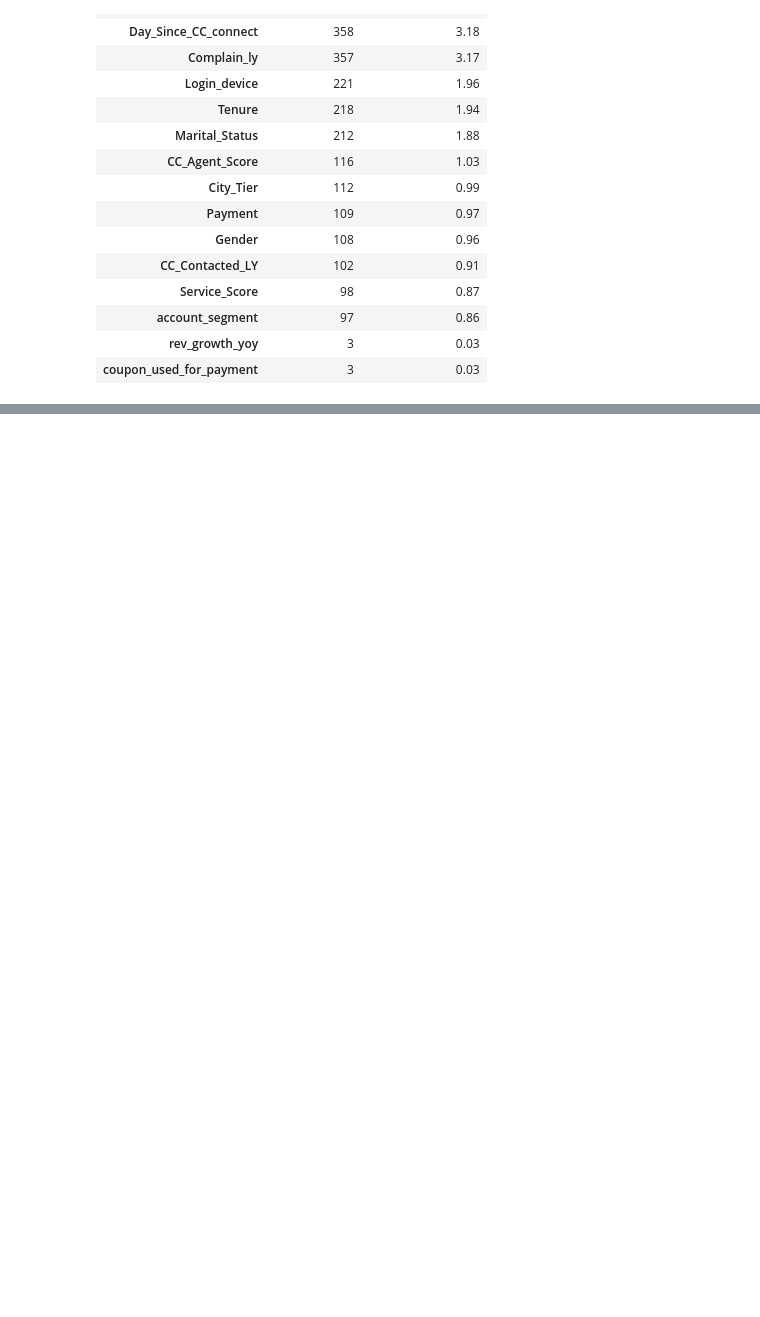
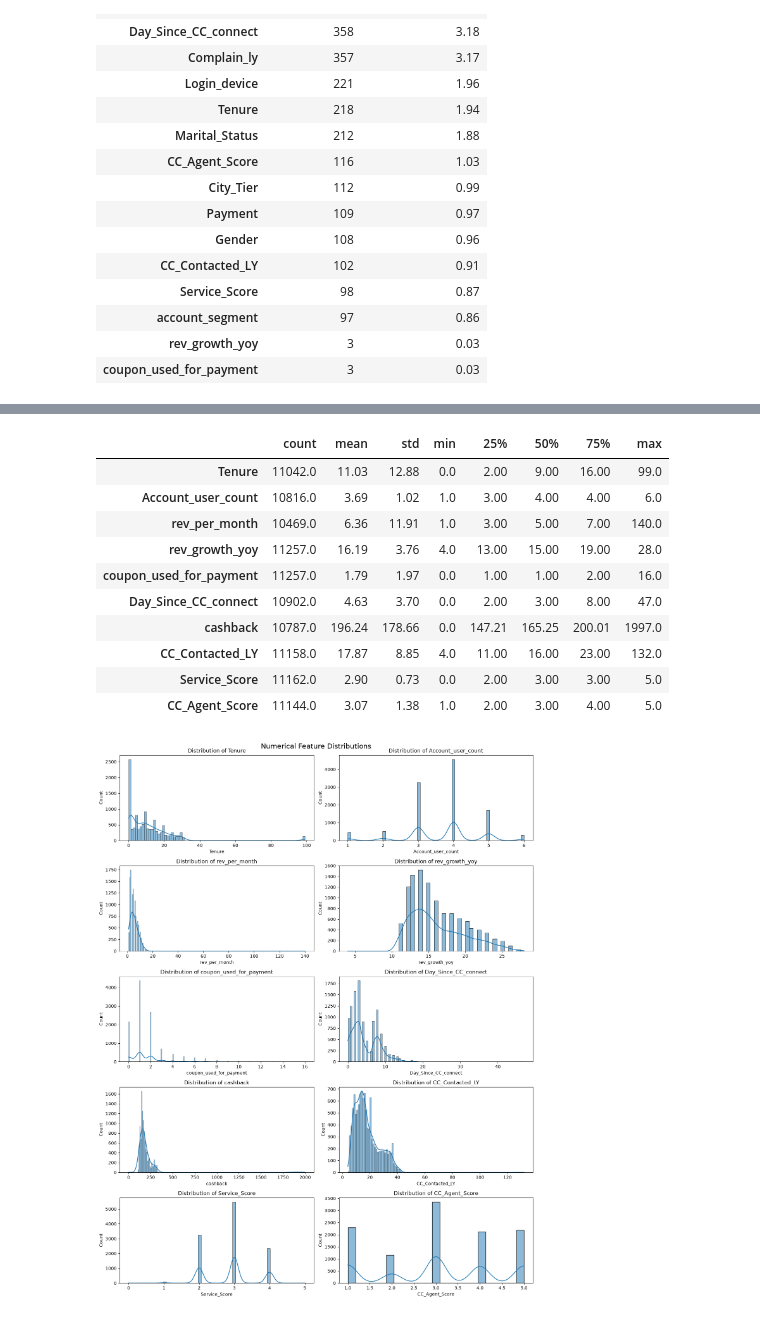
Before and after one commit to timayabi2020/churn-prediction-mlops, a Jupyter notebook: notebooks/churn_prediction.ipynb, the cells around one changed output, grey strips where cells are left out. Drawn from its saved outputs; the diff is of its cells as text; code cells hidden in the pictures; blank space fills up the shorter version.

Commit message:
Investigating outliers before imputation

```diff
--- a/notebooks/churn_prediction.ipynb
+++ b/notebooks/churn_prediction.ipynb
@@ -249,0 +254,47 @@ dtype: object
+# %%
+# Examine numerical distributions before imputation
+
+numeric_features = [
+    "Tenure",
+    "Account_user_count",
+    "rev_per_month",
+    "rev_growth_yoy",
+    "coupon_used_for_payment",
+    "Day_Since_CC_connect",
+    "cashback",
+    "CC_Contacted_LY",
+    "Service_Score",
+    "CC_Agent_Score"
+]
+
+# Summary statistics
+display(df_clean[numeric_features].describe().T.round(2))
+
+# Distribution plots for numerical features
+fig, axes = plt.subplots(5, 2, figsize=(14, 18))
+fig.suptitle("Numerical Feature Distributions", fontsize=16)
+
+for ax, col in zip(axes.flatten(), numeric_features):
+    sns.histplot(
+        df_clean[col].dropna(),
+        kde=True,
+        ax=ax
+    )
+    ax.set_title(f"Distribution of {col}")
+    ax.set_xlabel(col)
+
+plt.tight_layout()
+plt.show()
+# %% [output]
+|  | count | mean | std | min | 25% | 50% | 75% | max |
+| Tenure | 11042.0 | 11.03 | 12.88 | 0.0 | 2.00 | 9.00 | 16.00 | 99.0 |
+| Account_user_count | 10816.0 | 3.69 | 1.02 | 1.0 | 3.00 | 4.00 | 4.00 | 6.0 |
+| rev_per_month | 10469.0 | 6.36 | 11.91 | 1.0 | 3.00 | 5.00 | 7.00 | 140.0 |
+| rev_growth_yoy | 11257.0 | 16.19 | 3.76 | 4.0 | 13.00 | 15.00 | 19.00 | 28.0 |
+| coupon_used_for_payment | 11257.0 | 1.79 | 1.97 | 0.0 | 1.00 | 1.00 | 2.00 | 16.0 |
+| Day_Since_CC_connect | 10902.0 | 4.63 | 3.70 | 0.0 | 2.00 | 3.00 | 8.00 | 47.0 |
+| cashback | 10787.0 | 196.24 | 178.66 | 0.0 | 147.21 | 165.25 | 200.01 | 1997.0 |
+| CC_Contacted_LY | 11158.0 | 17.87 | 8.85 | 4.0 | 11.00 | 16.00 | 23.00 | 132.0 |
+| Service_Score | 11162.0 | 2.90 | 0.73 | 0.0 | 2.00 | 3.00 | 3.00 | 5.0 |
+| CC_Agent_Score | 11144.0 | 3.07 | 1.38 | 1.0 | 2.00 | 3.00 | 4.00 | 5.0 |
+[figure, added]
```
Also changed, not shown: parts of 4 cells of this notebook.
